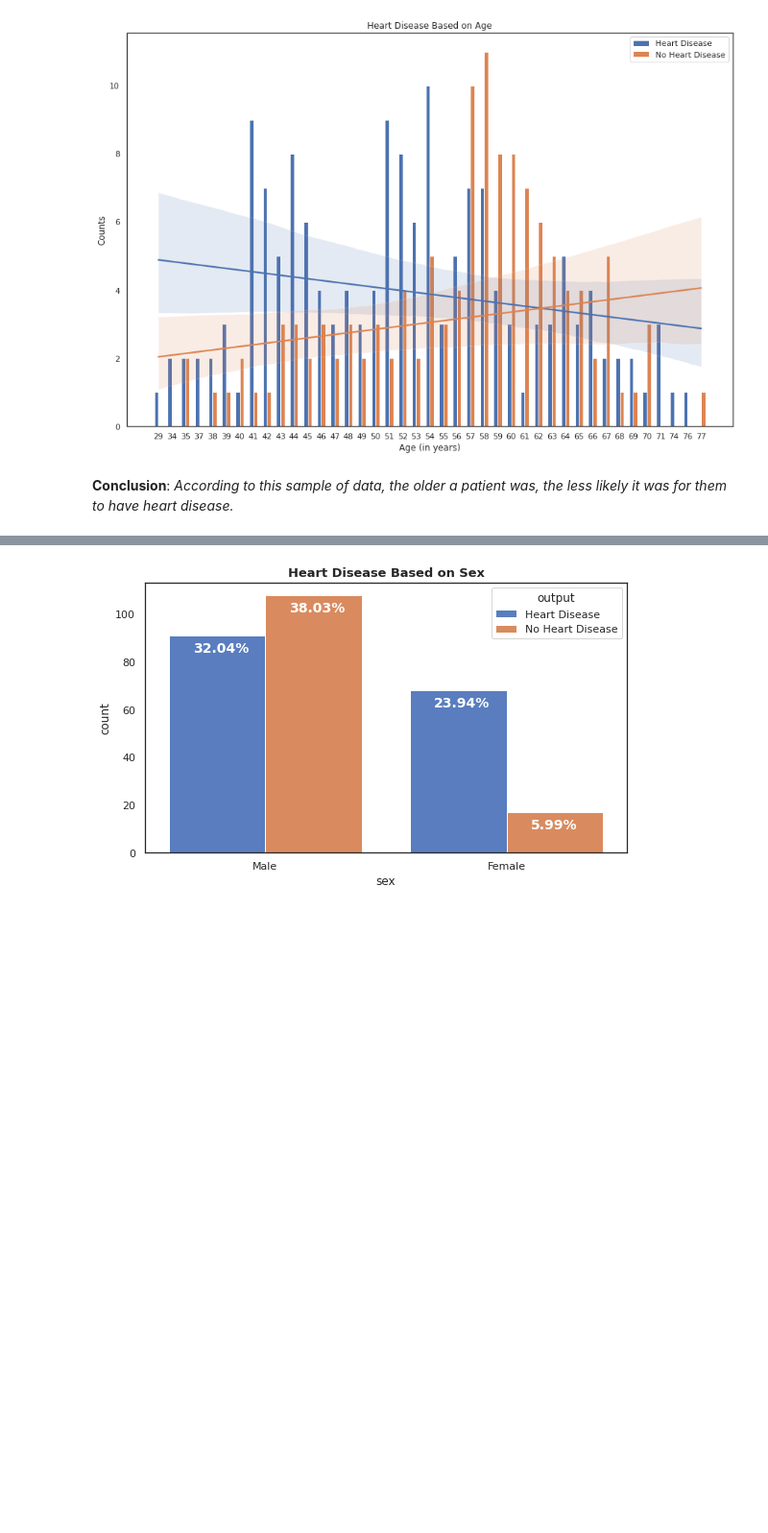
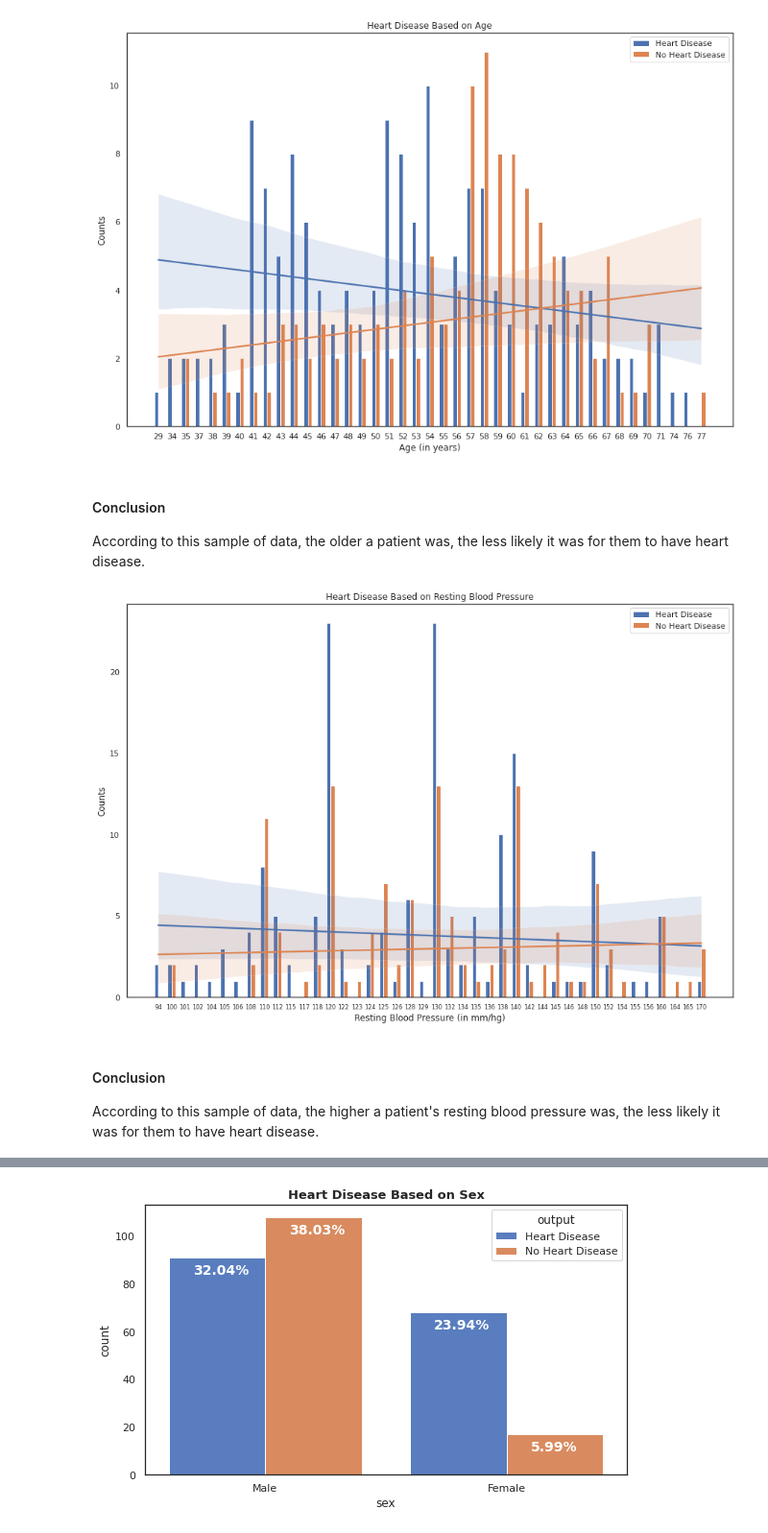
Before and after one commit to jsondevers/heart-attacks, a Jupyter notebook: heart-attack.ipynb, the cells around one changed output, grey strips where cells are left out. Shown at 96% size. Cells and saved outputs as stored; diff of their text form; code cells hidden in the pictures; blank space fills up the shorter version.

```diff
--- a/heart-attack.ipynb
+++ b/heart-attack.ipynb
@@ -424,4 +457,42 @@ plt.show()
 # %% [output]
 [figure]
 # %% [markdown]
-**Conclusion**: _According to this sample of data, the older a patient was, the less likely it was for them to have heart disease._
+<h4>Conclusion</h4>
+According to this sample of data, the older a patient was, the less likely it was for them to have heart disease.
+# %%
+# Visualize how resting blood pressure influences heart disease
+
+# Prepare data for plotting
+df_copy = pd.DataFrame({'trtbps': df.sort_values(by = ['trtbps'])['trtbps'].unique(), 'heart disease': np.nan, 'no heart disease': np.nan})
+for trtbps in df.sort_values(by = ['trtbps'])['trtbps'].unique():
+    idx = df_copy.index[df_copy['trtbps'] == trtbps]
+    num_heart_diseases = len(df.loc[(df['trtbps'] == trtbps) & (df['output'] == 1)]['output'])
+    num_no_heart_diseases = len(df.loc[(df['trtbps'] == trtbps) & (df['output'] == 0)]['output'])
+    df_copy.loc[idx, 'heart disease'] = num_heart_diseases
+    df_copy.loc[idx, 'no heart disease'] = num_no_heart_diseases
+
+# Plot data
+labels = df_copy['trtbps']
+x = np.arange(len(labels))
+width = 0.3
+
+fig, ax = plt.subplots(figsize = (15, 10))
+bar1 = ax.bar(x - width/2, df_copy['heart disease'], width, label="Heart Disease")
+bar2 = ax.bar(x + width/2, df_copy['no heart disease'], width, label="No Heart Disease")
+
+# Plot regression lines
+
+sns.regplot(x = df_copy.index, y = 'heart disease', data = df_copy, ax = ax, scatter_kws={'s': 0})
+sns.regplot(x = df_copy.index, y = 'no heart disease', data = df_copy, ax = ax, scatter_kws={'s': 0})
+
+ax.set_ylabel("Counts")
+ax.set_title("Heart Disease Based on Resting Blood Pressure")
+ax.set_xlabel("Resting Blood Pressure (in mm/hg)")
+ax.set_xticks(x, labels, fontsize=8)
+ax.legend()
+plt.show()
+# %% [output]
+[figure, added]
+# %% [markdown]
+<h4>Conclusion</h4>
+According to this sample of data, the higher a patient's resting blood pressure was, the less likely it was for them to have heart disease.
```
Also changed, not shown: parts of 79 cells of this notebook, 3 other files.
